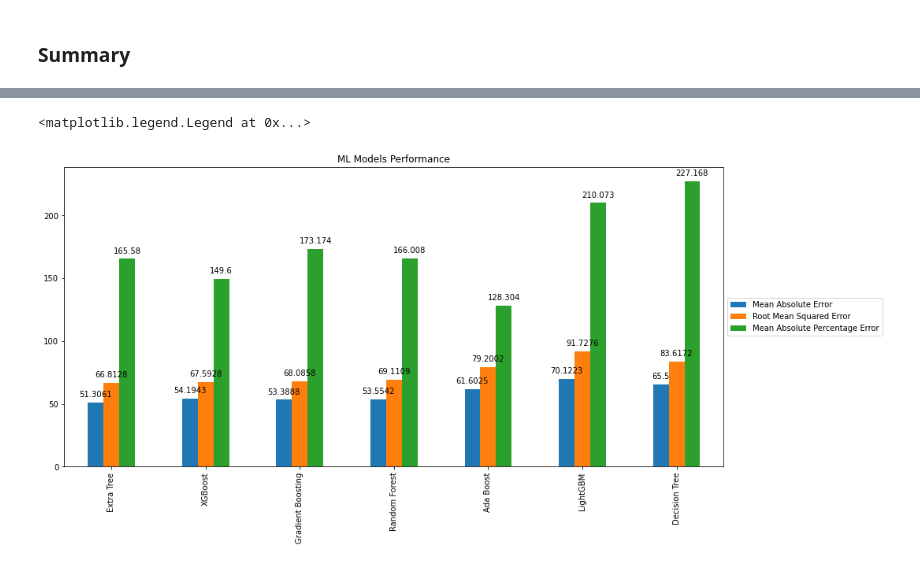
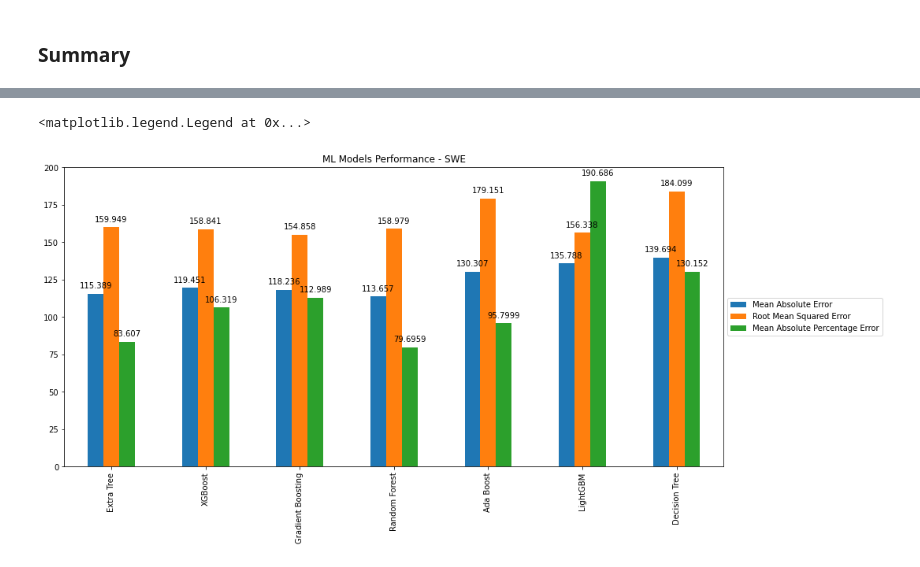
Before and after one commit to martinel-UAS/projects, a Jupyter notebook: 5. Master_thesis/5.ML_Diff.ipynb, the cells around one changed output, grey strips where cells are left out. Drawn from its saved outputs; the diff is of its cells as text; code cells hidden in the pictures.

```diff
--- a/5. Master_thesis/5.ML_Diff.ipynb
+++ b/5. Master_thesis/5.ML_Diff.ipynb
@@ -47,6 +47,9 @@ import plotly.io as pio
 # %%
 # Enable to render plotly graphs into GitHub
 pio.renderers.default = "svg"
+# %%
+# Select country in analysys ('FIN', 'DEN', 'NOR', 'SWE')
+country = 'SWE'
 # %% [markdown]
 ### Load Data
 # %%
@@ -272,11 +275,11 @@ metrics
 # %%
 chart = metrics.transpose()
 chart.drop(['Mean Squared Error', 'R^2', 'Accuracy'], axis=1, inplace=True)
 
-ax = chart.plot.bar(title="ML Models Performance", figsize=(15,7))
+ax = chart.plot.bar(title="ML Models Performance - " + country, figsize=(15,7))
 for container in ax.containers:
     ax.bar_label(container, padding=5)
 ax.legend(loc='center left', bbox_to_anchor=(1.0, 0.5))
 # %% [output]
 <matplotlib.legend.Legend at 0x...>
-[figure, old version]
+[figure, new version]
```
Also changed, not shown: parts of 7 cells of this notebook, 16 other files.
